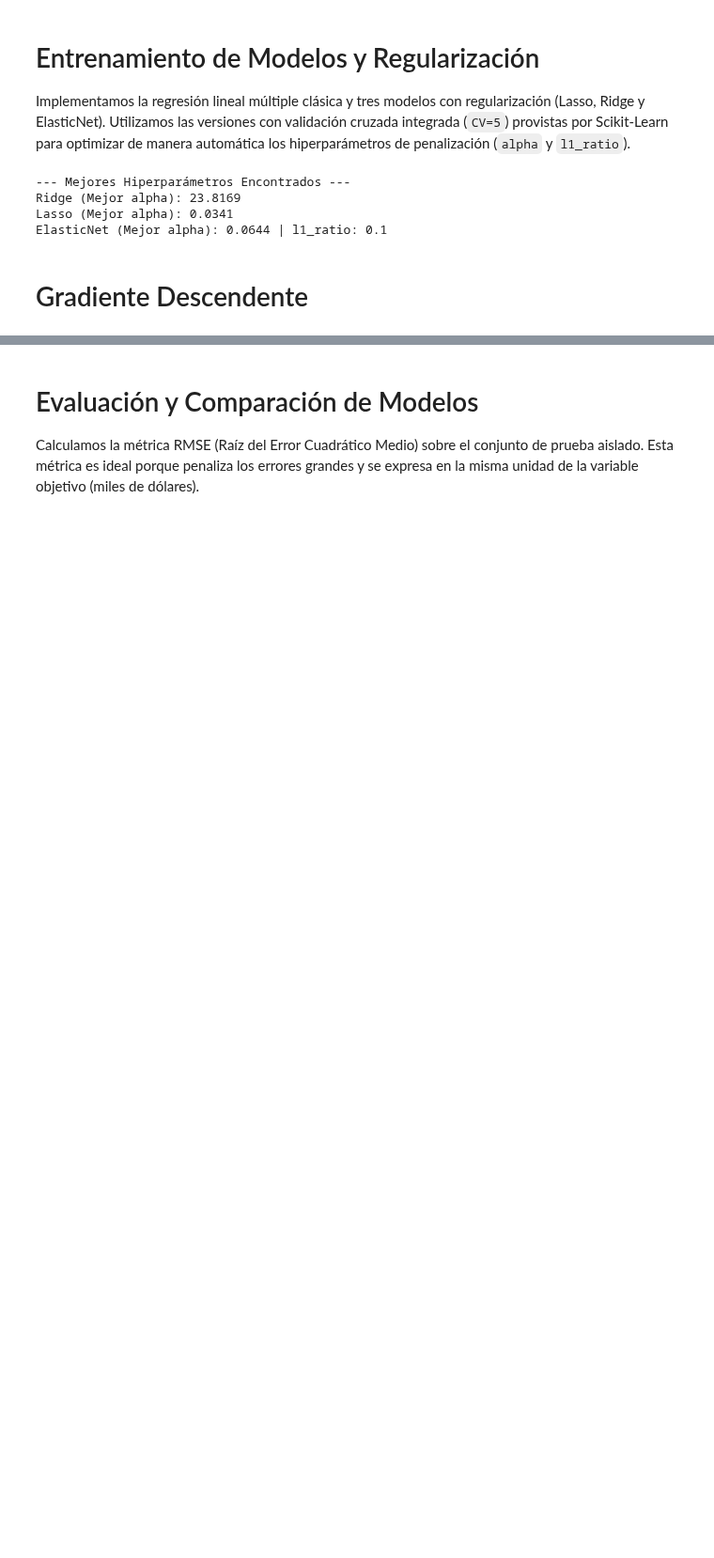
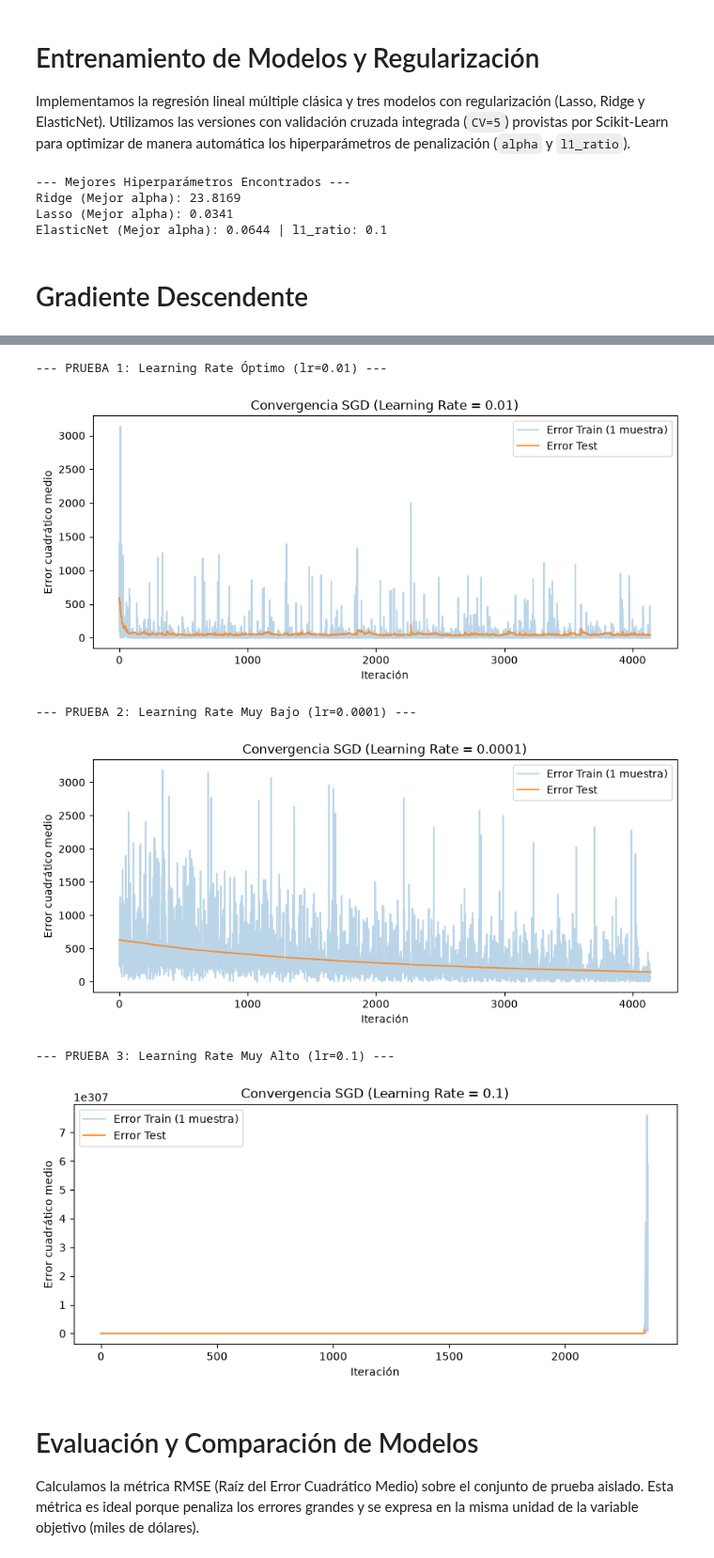
Before and after one commit to Guillerminav/TP_AA1_Arias_Bousono_Casariego, a Jupyter notebook: TP-regresion-AA1.ipynb, the cells around one changed output, grey strips where cells are left out. Shown at 94% size. Drawn from its saved outputs; the diff is of its cells as text; code cells hidden in the pictures; blank space fills up the shorter version.

```diff
--- a/TP-regresion-AA1.ipynb
+++ b/TP-regresion-AA1.ipynb
@@ -492,3 +556,28 @@ array([[21.95021983],
+# %%
+# Acomodamos los datos a formato array/matriz para las funciones matemáticas
+X_tr = X_train_final.values
+y_tr = y_train.values.reshape(-1, 1)
+X_te = X_test_final.values
+y_te = y_test.values.reshape(-1, 1)
+
+# Prueba 1: Óptimo
+print("--- PRUEBA 1: Learning Rate Óptimo (lr=0.01) ---")
+W_sgd_optimo = stochastic_gradient_descent(X_tr, y_tr, X_te, y_te, lr=0.01, epochs=10)
+
+# Prueba 2: Lento
+print("--- PRUEBA 2: Learning Rate Muy Bajo (lr=0.0001) ---")
+W_sgd_lento = stochastic_gradient_descent(X_tr, y_tr, X_te, y_te, lr=0.0001, epochs=10)
+
+# Prueba 3: Divergencia
+print("--- PRUEBA 3: Learning Rate Muy Alto (lr=0.1) ---")
+W_sgd_alto = stochastic_gradient_descent(X_tr, y_tr, X_te, y_te, lr=0.1, epochs=10)
+# %% [output]
+--- PRUEBA 1: Learning Rate Óptimo (lr=0.01) ---
+[figure, added]
+--- PRUEBA 2: Learning Rate Muy Bajo (lr=0.0001) ---
+[figure, added]
+--- PRUEBA 3: Learning Rate Muy Alto (lr=0.1) ---
+[figure, added]
 # %% [markdown]
 # Evaluación y Comparación de Modelos
 
```
Also changed, not shown: parts of 6 cells of this notebook.
